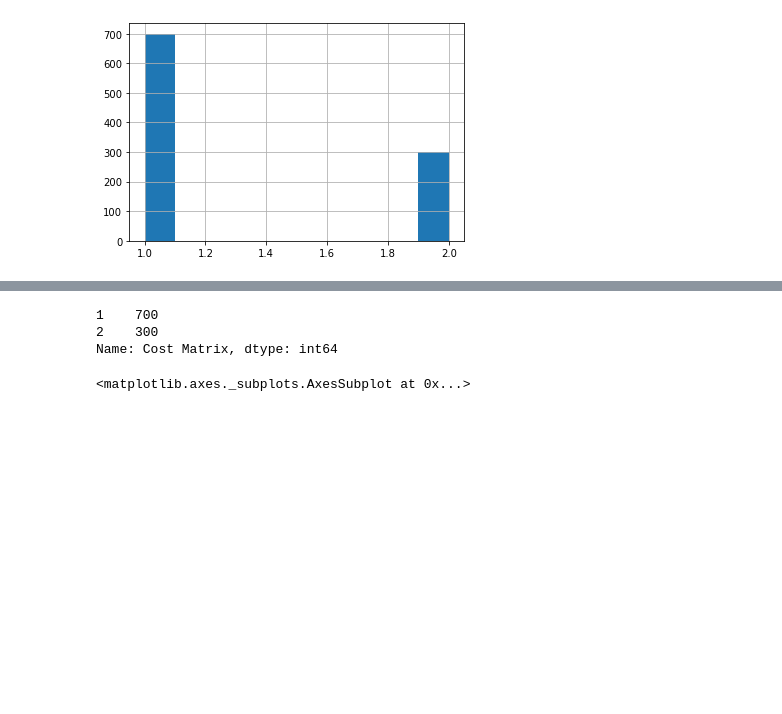
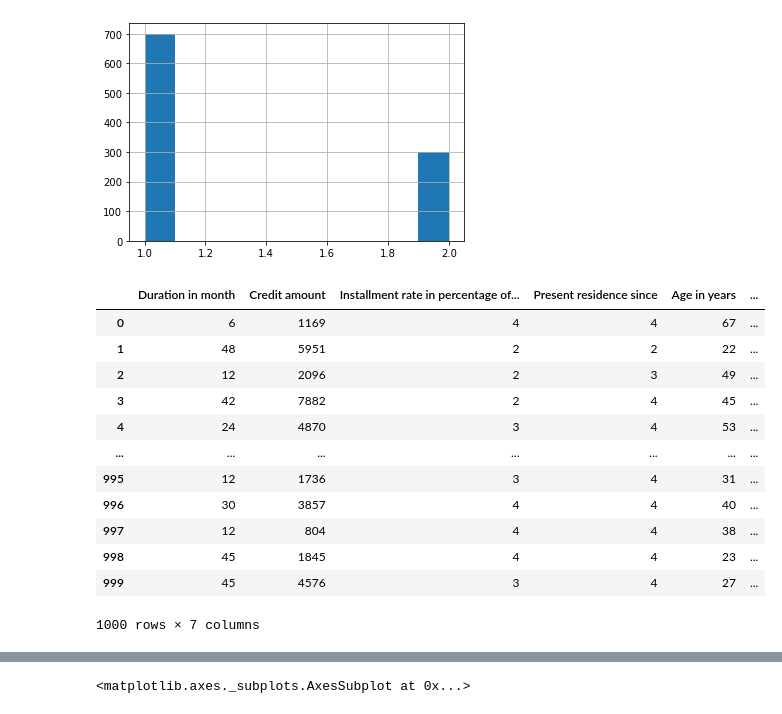
Before and after one commit to Mohsenselseleh/CIND820_FINAL-PROJECT, a Jupyter notebook: German_Credit_Final Project.ipynb, the cells around one changed output, grey strips where cells are left out. Saved outputs shown, nothing was run; the diff lists cells and outputs as text; code cells hidden in the pictures; blank space fills up the shorter version.

```diff
--- a/German_Credit_Final Project.ipynb
+++ b/German_Credit_Final Project.ipynb
@@ -202,3 +210,21 @@ hist = df['Cost Matrix'].hist()
 plt.savefig("pandas_hist_01.png", bbox_inches='tight', dpi=100)
 # %% [output]
 [figure]
+# %%
+
+df = df[['Duration in month','Credit amount','Installment rate in percentage of disposable income','Present residence since','Age in years','Number of existing credits at this bank','Number of people being liable to provide maintenance for']]
+df
+# %% [output]
+|  | Duration in month | Credit amount | Installment rate in percentage of... | Present residence since | Age in years | ... |
+| 0 | 6 | 1169 | 4 | 4 | 67 | ... |
+| 1 | 48 | 5951 | 2 | 2 | 22 | ... |
+| 2 | 12 | 2096 | 2 | 3 | 49 | ... |
+| 3 | 42 | 7882 | 2 | 4 | 45 | ... |
+| 4 | 24 | 4870 | 3 | 4 | 53 | ... |
+| ... | ... | ... | ... | ... | ... | ... |
+| 995 | 12 | 1736 | 3 | 4 | 31 | ... |
+| 996 | 30 | 3857 | 4 | 4 | 40 | ... |
+| 997 | 12 | 804 | 4 | 4 | 38 | ... |
+| 998 | 45 | 1845 | 4 | 4 | 23 | ... |
+| 999 | 45 | 4576 | 3 | 4 | 27 | ... |
+1000 rows × 7 columns
@@ -219,10 +250,6 @@ corr
 | Cost Matrix | 0.214927 | 0.154739 | 0.072404 | 0.002967 | -0.091127 | ... |
 # %%
 df['Cost Matrix'].value_counts()
-# %% [output]
-1    700
-2    300
-Name: Cost Matrix, dtype: int64
 # %%
 # dataset is imbalanced
 df['Cost Matrix'].value_counts().plot.pie(autopct='%.2f')
```
Also changed, not shown: parts of 16 cells of this notebook.
